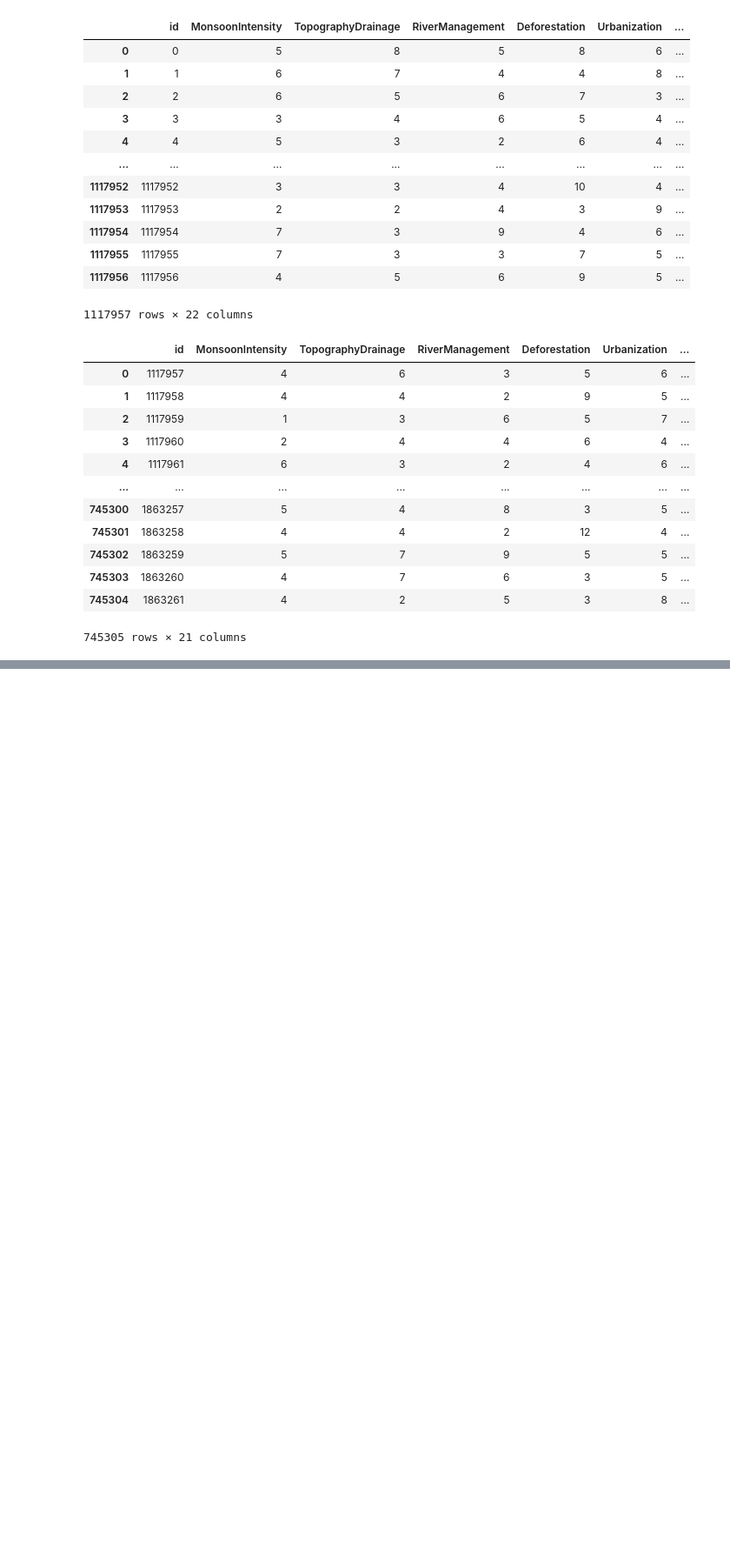
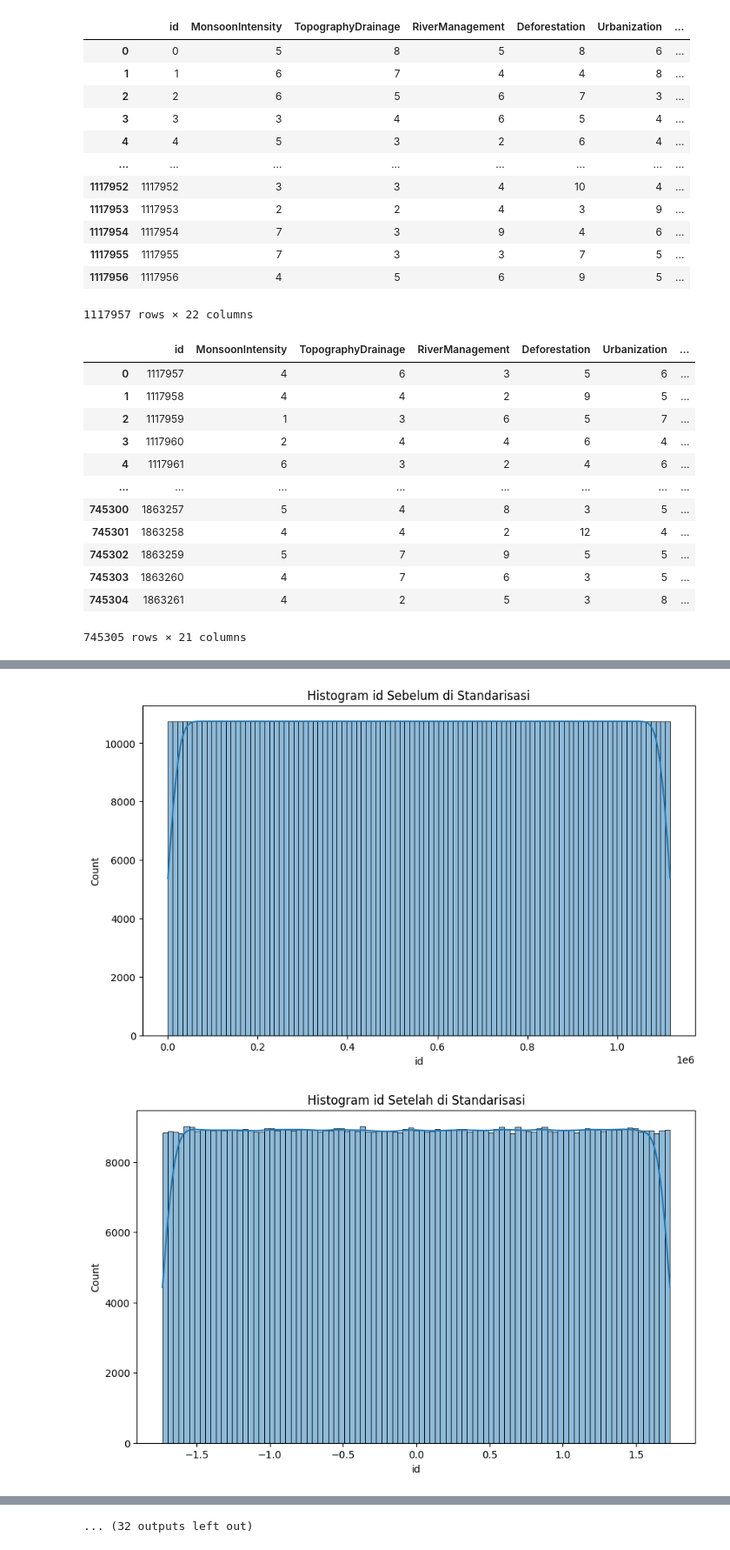
Before and after one commit to adrianramadhan/Flood-Prediction-Regression-Case-Study, a Jupyter notebook: notebook.ipynb, the cells around one changed output, grey strips where cells are left out. Shown at 87% size. Drawn from its saved outputs; the diff is of its cells as text; code cells hidden in the pictures; blank space fills up the shorter version.

Commit message:
data cleaning and transformation

```diff
--- a/notebook.ipynb
+++ b/notebook.ipynb
@@ -36,0 +104,32 @@ df_test
+# %%
+# Contoh sederhana untuk mengidentifikasi outliers menggunakan IQR
+Q1 = df_train.quantile(0.25)
+Q3 = df_train.quantile(0.75)
+IQR = Q3 - Q1
+# Filter dataframe untuk hanya menyimpan baris yang tidak mengandung outliers pada kolom numerik
+condition = ~((df_train < (Q1 - 1.5 * IQR)) | (df_train > (Q3 + 1.5 * IQR))).any(axis=1)
+df = df_train.loc[condition, df_train.columns]
+# %%
+from sklearn.preprocessing import StandardScaler
+
+# Memastikan hanya data dengan tipe numerikal yang akan diproses
+numeric_features = df.select_dtypes(include=['number']).columns
+numeric_features
+
+# Standardisasi fitur numerik
+scaler = StandardScaler()
+df[numeric_features] = scaler.fit_transform(df[numeric_features])
+
+for feature in numeric_features:
+    plt.figure(figsize=(10, 6))
+    sns.histplot(df_train[feature], kde=True)
+    plt.title(f'Histogram {feature} Sebelum di Standarisasi')
+    plt.show()
+
+    plt.figure(figsize=(10, 6))
+    sns.histplot(df[feature], kde=True)
+    plt.title(f'Histogram {feature} Setelah di Standarisasi')
+    plt.show()
+# %% [output]
+[figure, added]
+[figure, added]
@@ -36,0 +146 @@ df_test
+... (32 outputs left out)
```
Also changed, not shown: parts of 11 cells of this notebook.
